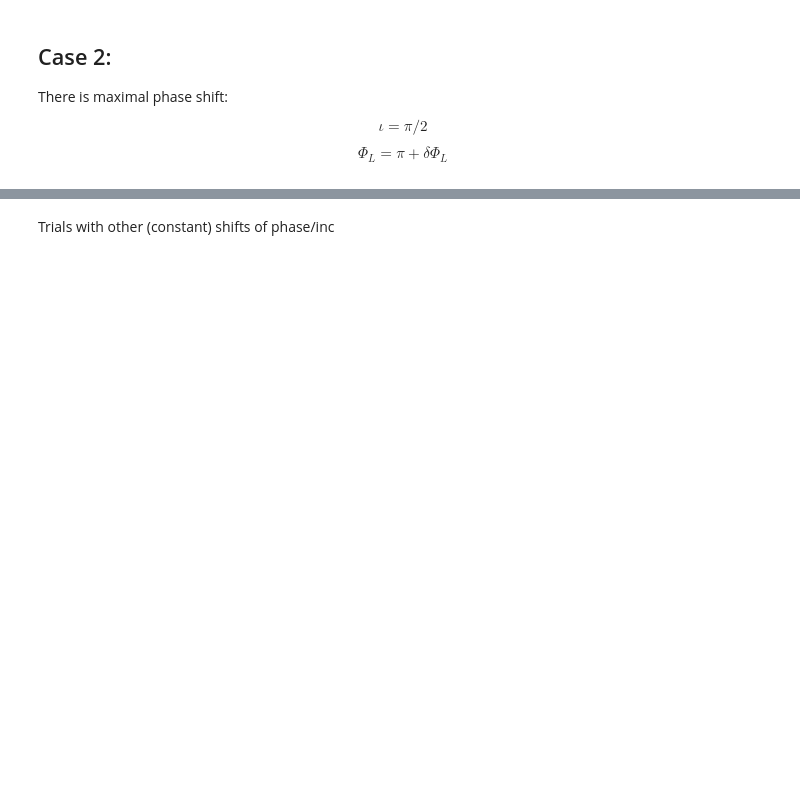
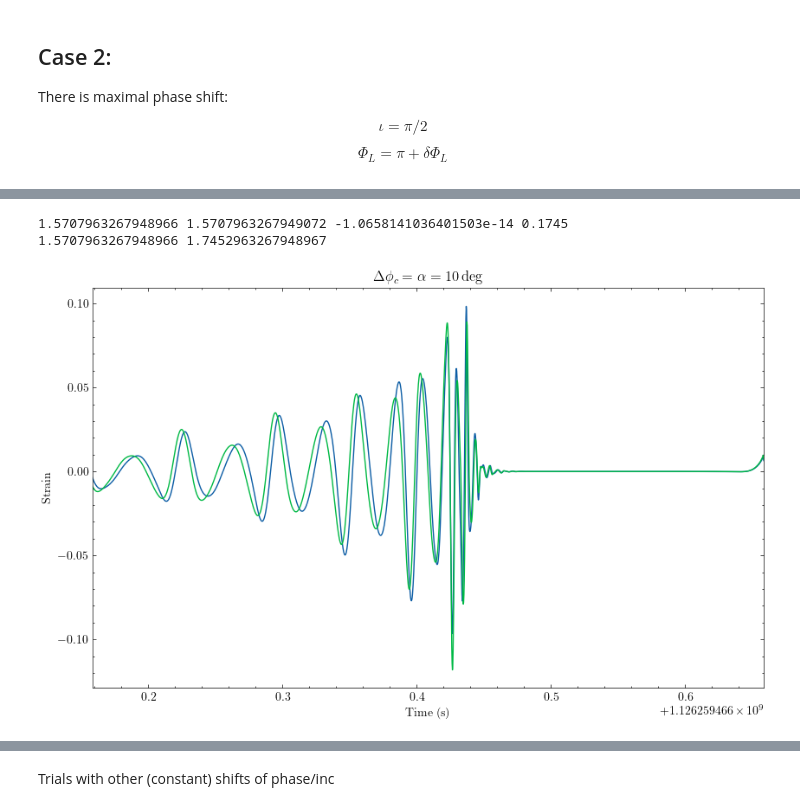
Before and after one commit to cosmoquark/gw-fish-lens, a Jupyter notebook: misc/lensed_waveform_v1.ipynb, the cells around one changed output, grey strips where cells are left out. Cells and saved outputs as stored; diff of their text form; code cells hidden in the pictures; blank space fills up the shorter version.

```diff
--- a/misc/lensed_waveform_v1.ipynb
+++ b/misc/lensed_waveform_v1.ipynb
@@ -211,0 +250,22 @@ plt.show()
+# %%
+q = 0.2
+mass1=80; mass2=mass1*q
+phase, inclination = np.pi/2, np.pi/2.
+polarization = 0.7
+# phase2, inclination2 = np.pi/2, np.pi/4
+alpha = 0.1745 # ~10 degrees
+PhiL = np.pi-0.001
+inc_minus = incl_minus(inclination, PhiL, alphaHatMinus=alpha, thetaMinus=0, beta=0)
+phi_minus = phi_coal_minus(phase, inclination, PhiL, alphaHatMinus=alpha, thetaMinus=0, beta=0)
+
+print(inclination, inc_minus, inclination-inc_minus, alpha)
+print(phase, phi_minus)
+phase2, inclination2 = phase, inclination
+# phase2, inclination2 = phase, inc_minus
+plot_phase_inc_shift(phase, inclination, phase, inclination, mass1=mass1, mass2=mass2, polarization=polarization, polarization2=polarization+2*alpha)#, approximant="NRHybSur3dq8")
+plt.title(r"$\Delta \phi_c = \alpha=10 \, \text{deg}$")
+plt.show()
+# %% [output]
+1.5707963267948966 1.5707963267949072 -1.0658141036401503e-14 0.1745
+1.5707963267948966 1.7452963267948967
+[figure, added]
```
Also changed, not shown: parts of 11 cells of this notebook, 1 other file.
